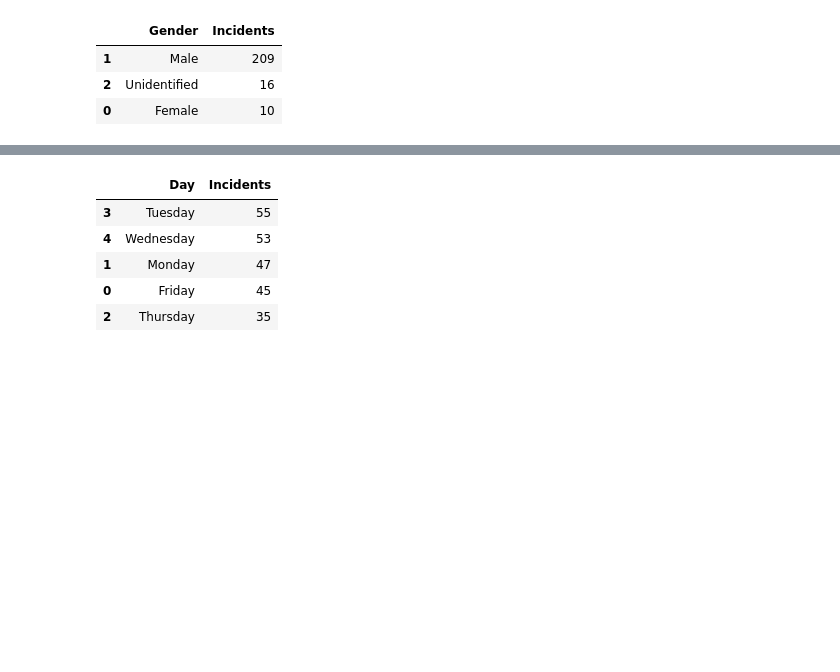
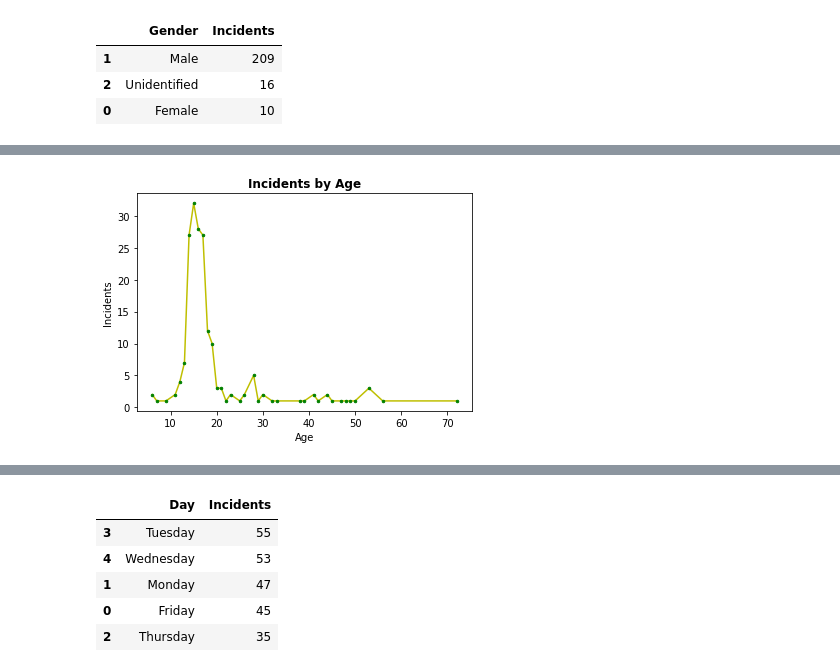
Before and after one commit to jehatcher/project1, a Jupyter notebook: main.ipynb, the cells around one changed output, grey strips where cells are left out. Saved outputs shown, nothing was run; the diff lists cells and outputs as text; code cells hidden in the pictures; blank space fills up the shorter version.

```diff
--- a/main.ipynb
+++ b/main.ipynb
@@ -57,0 +58,4 @@ plt.show()
+# %%
+# Store number of incidents grouped by age
+byAge = data.groupby(['Age'])['Age'].count().reset_index(name='Incidents')
+byAge.sort_values('Incidents', ascending=False).head()
@@ -57,0 +69,9 @@ plt.show()
+# %%
+# Generate chart for number of incidents grouped by age
+plt.plot(byAge['Age'], byAge['Incidents'], 'y', marker='.', ms=5, mfc='g', mec='g')
+plt.title('Incidents by Age', fontweight='bold')
+plt.xlabel('Age')
+plt.ylabel('Incidents')
+plt.show()
+# %% [output]
+[figure, added]
```
Also changed, not shown: parts of 11 cells of this notebook.
